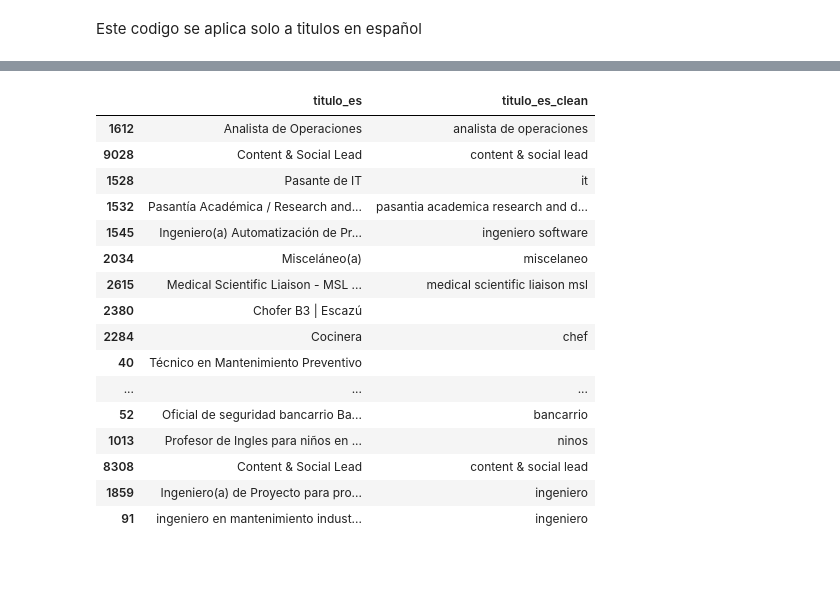
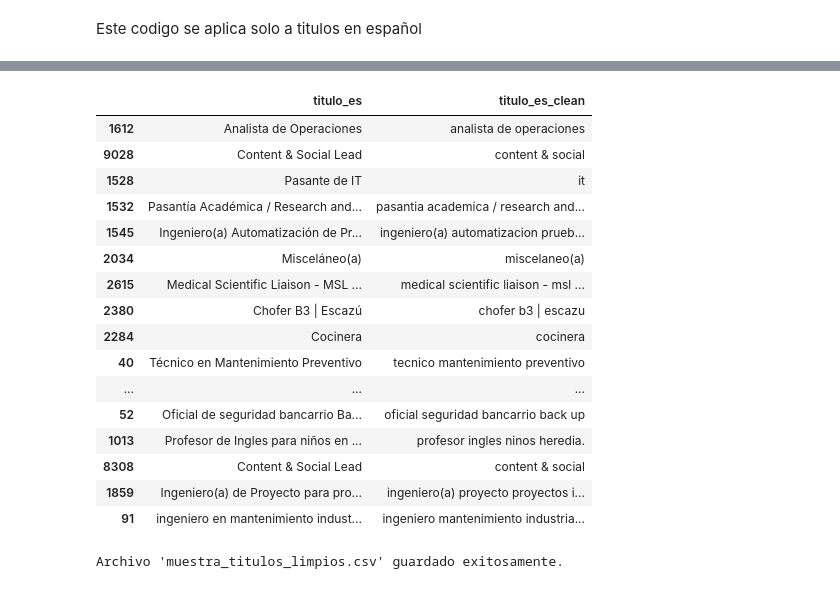
Before and after one commit to galfaro23/STEM_LADAINA, a Jupyter notebook: 4_Codigo_Limpieza/Codigo_EstandarizacionDeTitulos.ipynb, the cells around one changed output, grey strips where cells are left out. Saved outputs shown, nothing was run; the diff lists cells and outputs as text; code cells hidden in the pictures.

```diff
--- a/4_Codigo_Limpieza/Codigo_EstandarizacionDeTitulos.ipynb
+++ b/4_Codigo_Limpieza/Codigo_EstandarizacionDeTitulos.ipynb
@@ -5,6 +5,8 @@ Este codigo se aplica solo a titulos en español
 # %%
 import pandas as pd
 ruta_csv = '/content/Dataset_DivididoPorIdioma.csv'
-df = pd.read_csv(ruta_csv, sep=';', on_bad_lines='skip')
+# Read the CSV, specifying the separator and that the first row is the header.
+# Keep on_bad_lines='skip' to handle problematic rows.
+df = pd.read_csv(ruta_csv, sep=',', on_bad_lines='skip', header=0)
 print(df.head())
 # %% [output]
@@ -884,40 +406,41 @@ KeyError: 'titulo_es'
 # %%
 # ========================================
 #  Prueba de titulos
 # ========================================
 # --- Vista de prueba: comparar títulos originales vs títulos limpios (sin NaN) ---
 
 # Filtrar filas que no sean NaN en ambas columnas
 df_validos = df.dropna(subset=["titulo_es", "titulo_es_clean"])
 
 # Tomar una muestra aleatoria de hasta 20 filas
 muestra = df_validos[["titulo_es", "titulo_es_clean"]].sample(
     n=min(20, len(df_validos)),
     random_state=42
 )
 
 # Mostrar en pantalla
 import pandas as pd
-pd.set_option("display.max_colwidth", 100)
+pd.set_option("display.max_colwidth", 1000)
 display(muestra)
 
-# (Opcional) Guardar la muestra para revisar manualmente
-#print("Archivo 'muestra_titulos_limpios.csv' guardado exitosamente.")
+# Guardar la muestra para revisar manualmente
+print("Archivo 'muestra_titulos_limpios.csv' guardado exitosamente.")
 # %% [output]
 |  | titulo_es | titulo_es_clean |
 | 1612 | Analista de Operaciones | analista de operaciones |
-| 9028 | Content & Social Lead | content & social lead |
+| 9028 | Content & Social Lead | content & social |
 | 1528 | Pasante de IT | it |
-| 1532 | Pasantía Académica / Research and... | pasantia academica research and d... |
-| 1545 | Ingeniero(a) Automatización de Pr... | ingeniero software |
-| 2034 | Misceláneo(a) | miscelaneo |
-| 2615 | Medical Scientific Liaison - MSL ... | medical scientific liaison msl |
-| 2380 | Chofer B3 | Escazú |  |
-| 2284 | Cocinera | chef |
-| 40 | Técnico en Mantenimiento Preventivo |  |
+| 1532 | Pasantía Académica / Research and... | pasantia academica / research and... |
+| 1545 | Ingeniero(a) Automatización de Pr... | ingeniero(a) automatizacion prueb... |
+| 2034 | Misceláneo(a) | miscelaneo(a) |
+| 2615 | Medical Scientific Liaison - MSL ... | medical scientific liaison - msl ... |
+| 2380 | Chofer B3 | Escazú | chofer b3 | escazu |
+| 2284 | Cocinera | cocinera |
+| 40 | Técnico en Mantenimiento Preventivo | tecnico mantenimiento preventivo |
 | ... | ... | ... |
-| 52 | Oficial de seguridad bancarrio Ba... | bancarrio |
-| 1013 | Profesor de Ingles para niños en ... | ninos |
-| 8308 | Content & Social Lead | content & social lead |
-| 1859 | Ingeniero(a) de Proyecto para pro... | ingeniero |
-| 91 | ingeniero en mantenimiento indust... | ingeniero |
+| 52 | Oficial de seguridad bancarrio Ba... | oficial seguridad bancarrio back up |
+| 1013 | Profesor de Ingles para niños en ... | profesor ingles ninos heredia. |
+| 8308 | Content & Social Lead | content & social |
+| 1859 | Ingeniero(a) de Proyecto para pro... | ingeniero(a) proyecto proyectos i... |
+| 91 | ingeniero en mantenimiento indust... | ingeniero mantenimiento industria... |
+Archivo 'muestra_titulos_limpios.csv' guardado exitosamente.
```
Also changed, not shown: parts of 5 cells of this notebook.
